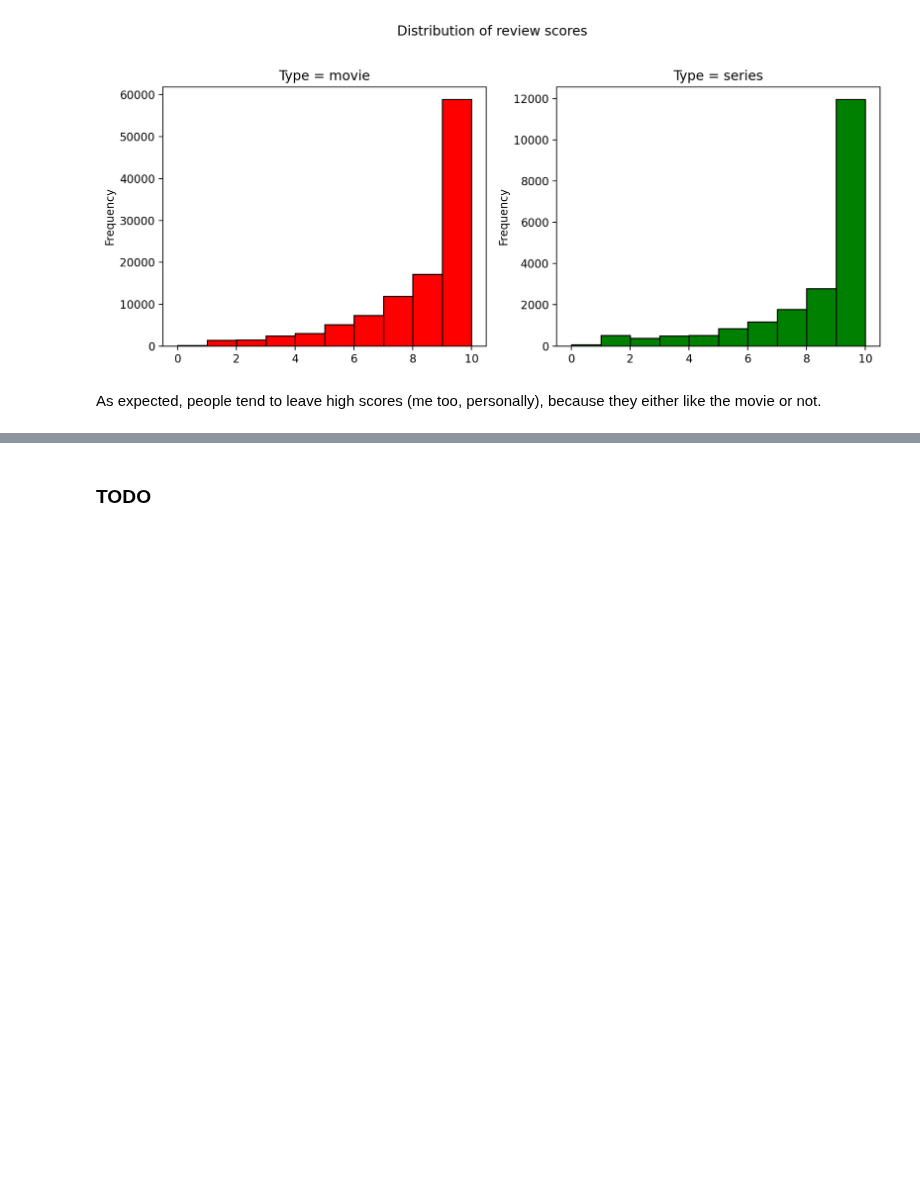
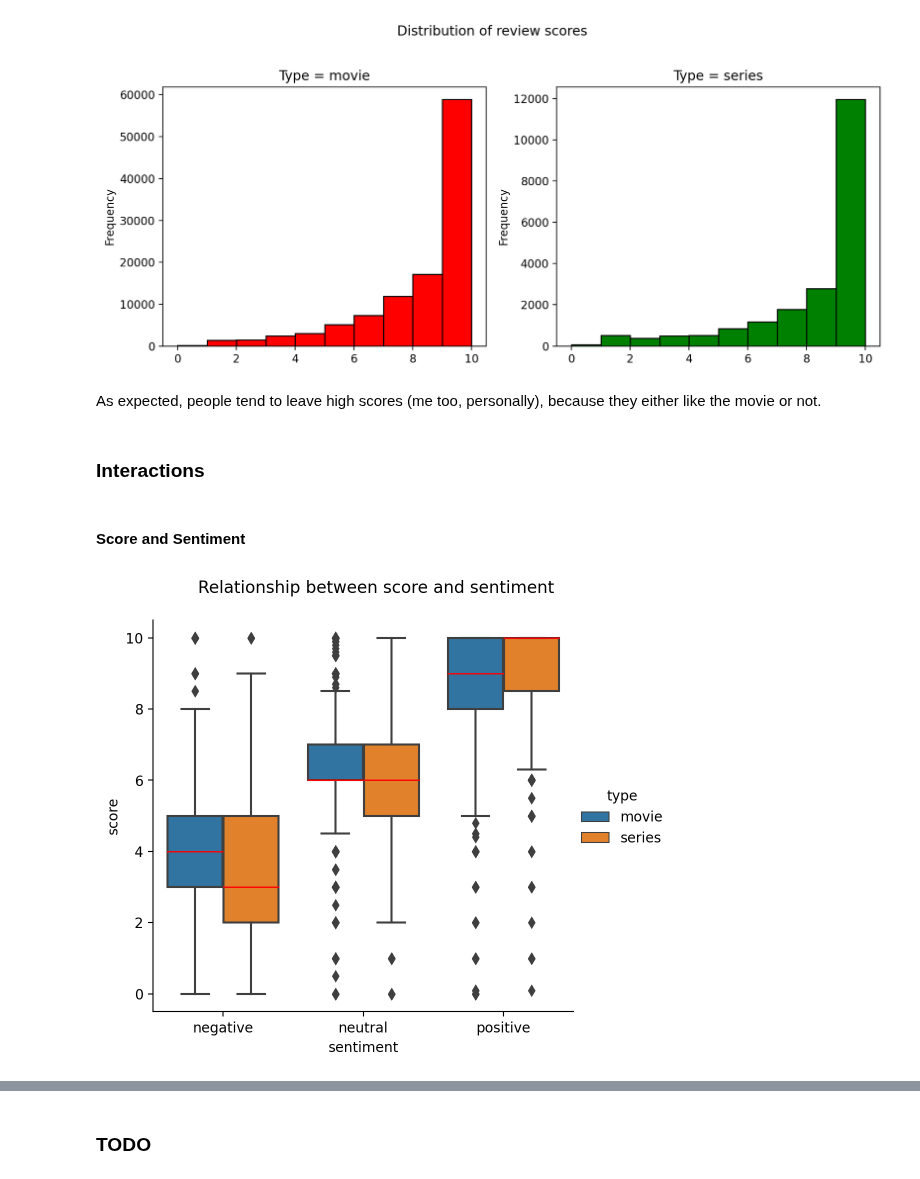
Before and after one commit to Extremesarova/shows_analysis, a Jupyter notebook: shows_analysis/notebooks/4_datasets_eda/reviews_eda.ipynb, the cells around one changed output, grey strips where cells are left out. Drawn from its saved outputs; the diff is of its cells as text; code cells hidden in the pictures; blank space fills up the shorter version.

```diff
--- a/shows_analysis/notebooks/4_datasets_eda/reviews_eda.ipynb
+++ b/shows_analysis/notebooks/4_datasets_eda/reviews_eda.ipynb
@@ -380,3 +396,17 @@ plot_per_type(
 [figure]
 # %% [markdown]
 As expected, people tend to leave high scores (me too, personally), because they either like the movie or not.
+# %% [markdown]
+### Interactions
+# %% [markdown]
+#### Score and Sentiment
+# %%
+plot_catplot(
+    y="score",
+    x="sentiment",
+    hue="type",
+    data=reviews,
+    title="Relationship between score and sentiment",
+)
+# %% [output]
+[figure, added]
```
Also changed, not shown: parts of 35 cells of this notebook, 1 other file.
